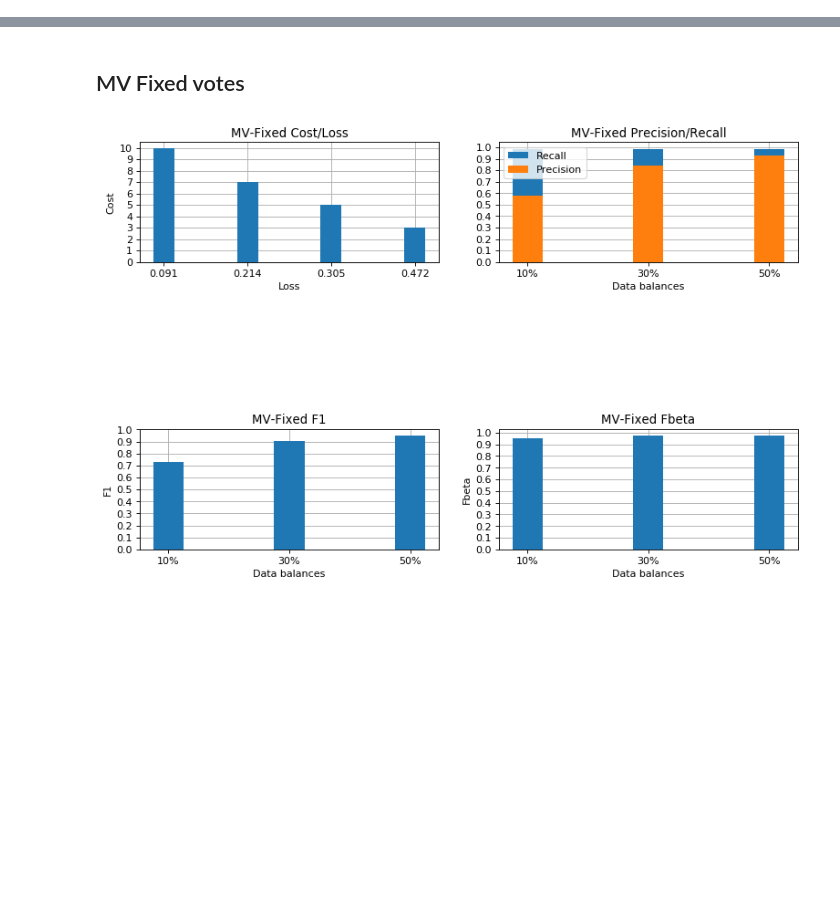
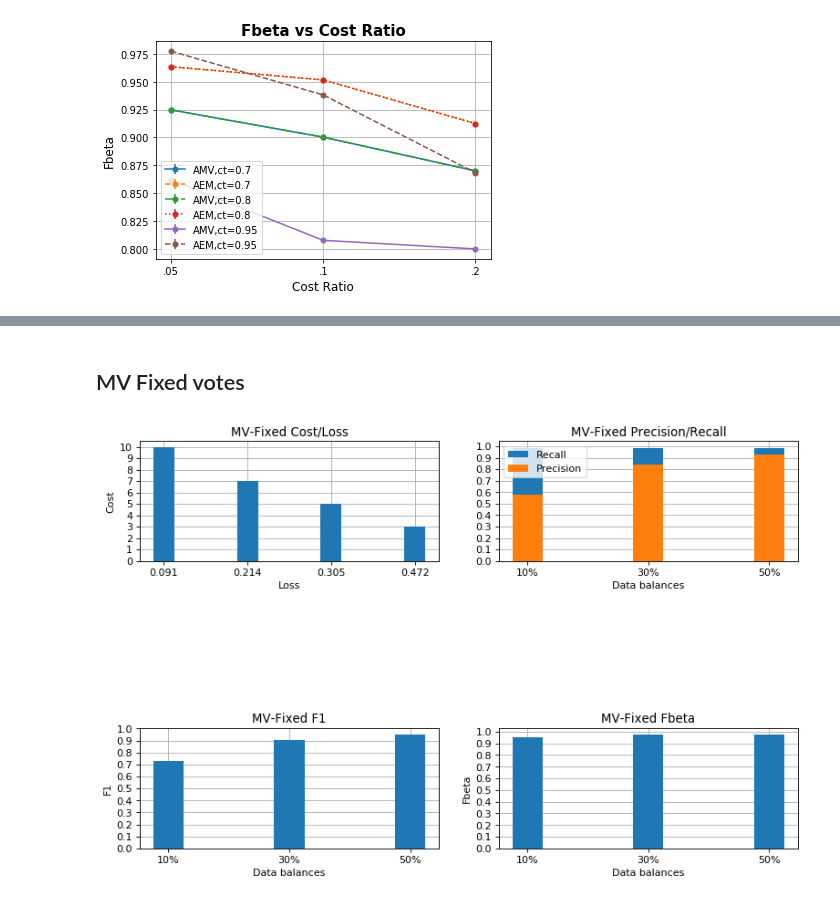
Before and after one commit to pmaglione/classification_model, a Jupyter notebook: charts.ipynb, the cells around one changed output, grey strips where cells are left out. Drawn from its saved outputs; the diff is of its cells as text; code cells hidden in the pictures; blank space fills up the shorter version.

Commit message:
order results

```diff
--- a/charts.ipynb
+++ b/charts.ipynb
@@ -129,0 +85,56 @@ def plot_elems_lines(elems, x_values, columns, ylabel, legends, url_to_save_fig)
+# %%
+adaptive = pd.read_csv('./results/simulated_dataset/all_combinations_results_adaptive_full_metrics.csv')
+
+data_bal = 0.1
+
+adaptive_mv_70 = adaptive[adaptive['class_fn']=='majority_voting'][adaptive['decision_fn']=='decision_function_mv'] \
+[adaptive['data_bal']==data_bal][adaptive['threshold'] == 0.8]
+adaptive_mv_70 = adaptive_mv_70.sort_values(by=['cost_ratio'])
+
+adaptive_bayes_70 = adaptive[adaptive['class_fn']=='majority_voting'][adaptive['decision_fn']=='decision_function_bayes'] \
+[adaptive['data_bal']==data_bal][adaptive['threshold'] == 0.8]
+adaptive_bayes_70 = adaptive_bayes_70.sort_values(by=['cost_ratio'])
+
+adaptive_mv_80 = adaptive[adaptive['class_fn']=='majority_voting'][adaptive['decision_fn']=='decision_function_mv'] \
+[adaptive['data_bal']==data_bal][adaptive['threshold'] == 0.8]
+adaptive_mv_80 = adaptive_mv_80.sort_values(by=['cost_ratio'])
+
+adaptive_bayes_80 = adaptive[adaptive['class_fn']=='majority_voting'][adaptive['decision_fn']=='decision_function_bayes'] \
+[adaptive['data_bal']==data_bal][adaptive['threshold'] == 0.8]
+adaptive_bayes_80 = adaptive_bayes_80.sort_values(by=['cost_ratio'])
+
+adaptive_mv_95 = adaptive[adaptive['class_fn']=='majority_voting'][adaptive['decision_fn']=='decision_function_mv'] \
+[adaptive['data_bal']==data_bal][adaptive['threshold'] == 0.95]
+adaptive_mv_95 = adaptive_mv_95.sort_values(by=['cost_ratio'])
+
+adaptive_bayes_95 = adaptive[adaptive['class_fn']=='majority_voting'][adaptive['decision_fn']=='decision_function_bayes'] \
+[adaptive['data_bal']==data_bal][adaptive['threshold'] == 0.95]
+adaptive_bayes_95 = adaptive_bayes_95.sort_values(by=['cost_ratio'])
+
+#datasets_print = [adaptive_mv_5, adaptive_mv_10, adaptive_mv_20, adaptive_bayes_5, adaptive_bayes_10, adaptive_bayes_20]
+elems = [
+         adaptive_mv_70,
+         adaptive_bayes_70,
+         adaptive_mv_80,
+         adaptive_bayes_80,
+         adaptive_mv_95,
+         adaptive_bayes_95
+        ]
+
+items = 3
+ind = np.arange(items)
+width = .2
+xticks_ind = ind + width / 2
+xticks_rotation = 0
+
+xticks_names = ('AMV,ct=0.7','AEM,ct=0.7','AMV,ct=0.8','AEM,ct=0.8','AMV,ct=0.95','AEM,ct=0.95')
+
+thresholds = ['.05', '.1', '.2']
+
+columns_to_print = ['fbeta']
+url_to_save_plt = "./charts/cost_impact_lines"
+titles = ['Fbeta vs Cost Ratio']
+loc = 'upper left'
+plot_elems_lines(elems, thresholds, columns_to_print, "Cost Ratio", xticks_names, url_to_save_plt, titles)
+# %% [output]
+[figure, added]
```
Also changed, not shown: parts of 23 cells of this notebook, 7 other files.
